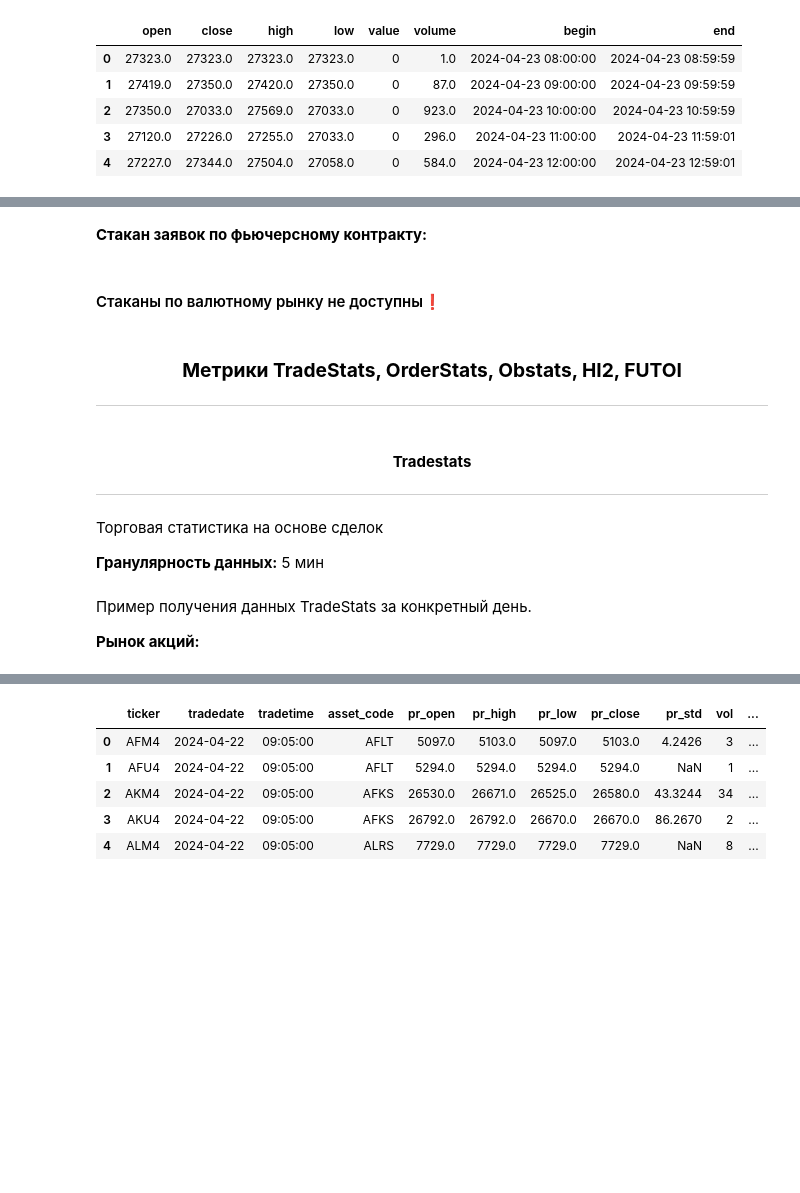
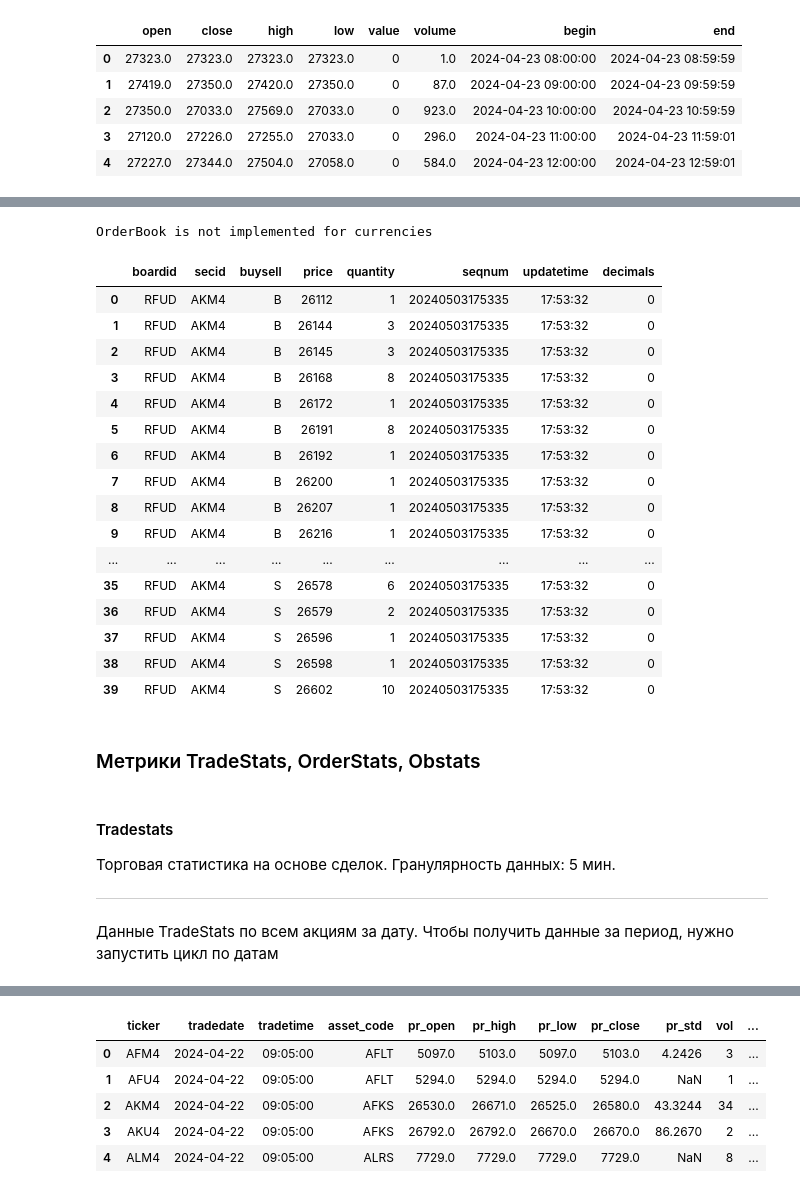
Before and after one commit to moexalgo/moexalgo, a Jupyter notebook: samples/quick_start.ipynb, the cells around one changed output, grey strips where cells are left out. Saved outputs shown, nothing was run; the diff lists cells and outputs as text; code cells hidden in the pictures; blank space fills up the shorter version.

```diff
--- a/samples/quick_start.ipynb
+++ b/samples/quick_start.ipynb
@@ -188,26 +170,42 @@ sber.orderbook()
-# %% [markdown]
-**Cтакан заявок по фьючерсному контракту:**
+# %%
+cny000000tod = Ticker('CNY000000TOD')
+try:
+    cny000000tod.orderbook()
+except NotImplementedError as exc:
+    print(str(exc))
+# %% [output]
+OrderBook is not implemented for currencies
 # %%
-akm4 = Ticker('SiM4')
+akm4 = Ticker('AKM4')
 akm4.orderbook()
+# %% [output]
+|  | boardid | secid | buysell | price | quantity | seqnum | updatetime | decimals |
+| 0 | RFUD | AKM4 | B | 26112 | 1 | 20240503175335 | 17:53:32 | 0 |
+| 1 | RFUD | AKM4 | B | 26144 | 3 | 20240503175335 | 17:53:32 | 0 |
+| 2 | RFUD | AKM4 | B | 26145 | 3 | 20240503175335 | 17:53:32 | 0 |
+| 3 | RFUD | AKM4 | B | 26168 | 8 | 20240503175335 | 17:53:32 | 0 |
+| 4 | RFUD | AKM4 | B | 26172 | 1 | 20240503175335 | 17:53:32 | 0 |
+| 5 | RFUD | AKM4 | B | 26191 | 8 | 20240503175335 | 17:53:32 | 0 |
+| 6 | RFUD | AKM4 | B | 26192 | 1 | 20240503175335 | 17:53:32 | 0 |
+| 7 | RFUD | AKM4 | B | 26200 | 1 | 20240503175335 | 17:53:32 | 0 |
+| 8 | RFUD | AKM4 | B | 26207 | 1 | 20240503175335 | 17:53:32 | 0 |
+| 9 | RFUD | AKM4 | B | 26216 | 1 | 20240503175335 | 17:53:32 | 0 |
+| ... | ... | ... | ... | ... | ... | ... | ... | ... |
+| 35 | RFUD | AKM4 | S | 26578 | 6 | 20240503175335 | 17:53:32 | 0 |
+| 36 | RFUD | AKM4 | S | 26579 | 2 | 20240503175335 | 17:53:32 | 0 |
+| 37 | RFUD | AKM4 | S | 26596 | 1 | 20240503175335 | 17:53:32 | 0 |
+| 38 | RFUD | AKM4 | S | 26598 | 1 | 20240503175335 | 17:53:32 | 0 |
+| 39 | RFUD | AKM4 | S | 26602 | 10 | 20240503175335 | 17:53:32 | 0 |
-# %% [markdown]
-#### Стаканы по валютному рынку не доступны❗️
 # %% [markdown]
-<h3 style="text-align: center;"><b>Метрики TradeStats, OrderStats, Obstats, HI2, FUTOI</b></h3>
-
----
+### Метрики TradeStats, OrderStats, Obstats
 # %% [markdown]
-<h4 style="text-align: center;"><b>Tradestats</b></h4>
+#### Tradestats
+
+Торговая статистика на основе сделок. Гранулярность данных: 5 мин.
 
 ---
-
-Торговая статистика на основе сделок
-
-**Гранулярность данных:** 5 мин
-# %% [markdown]
-Пример получения данных TradeStats за конкретный день.
-
-**Рынок акций:**
+# %% [markdown]
+Данные TradeStats по всем акциям за дату. Чтобы получить данные за период, нужно запустить цикл по датам
 # %%
 eq.tradestats(date='2023-10-10').head()
 # %% [output]
```
Also changed, not shown: parts of 40 cells of this notebook, 11 other files.
